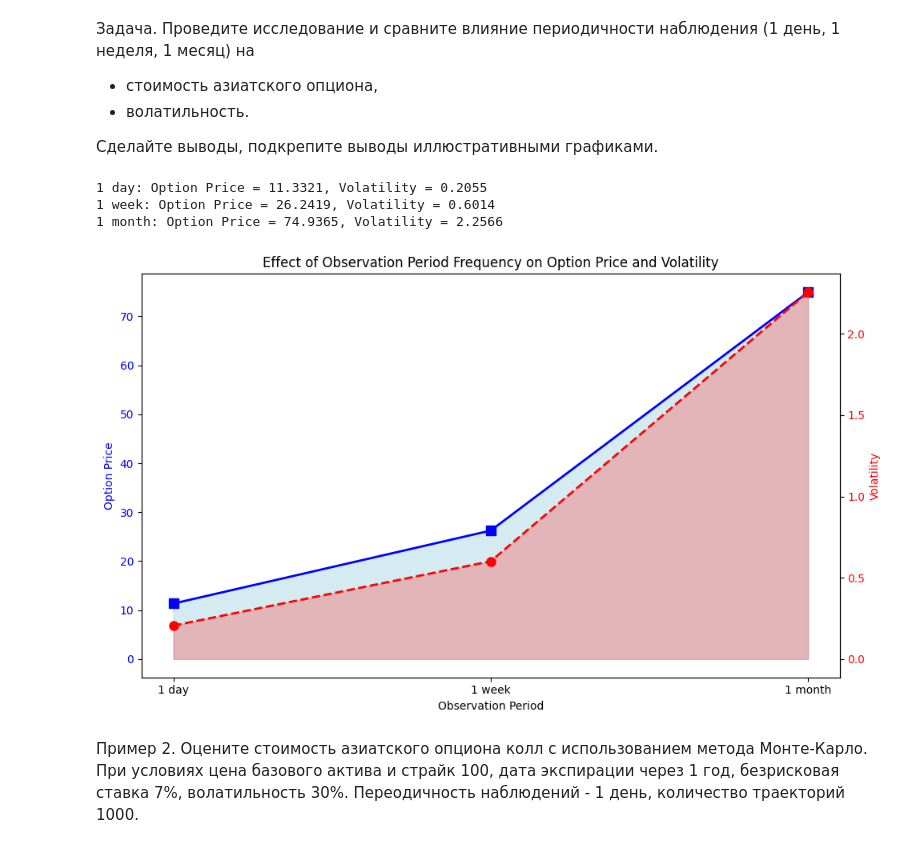
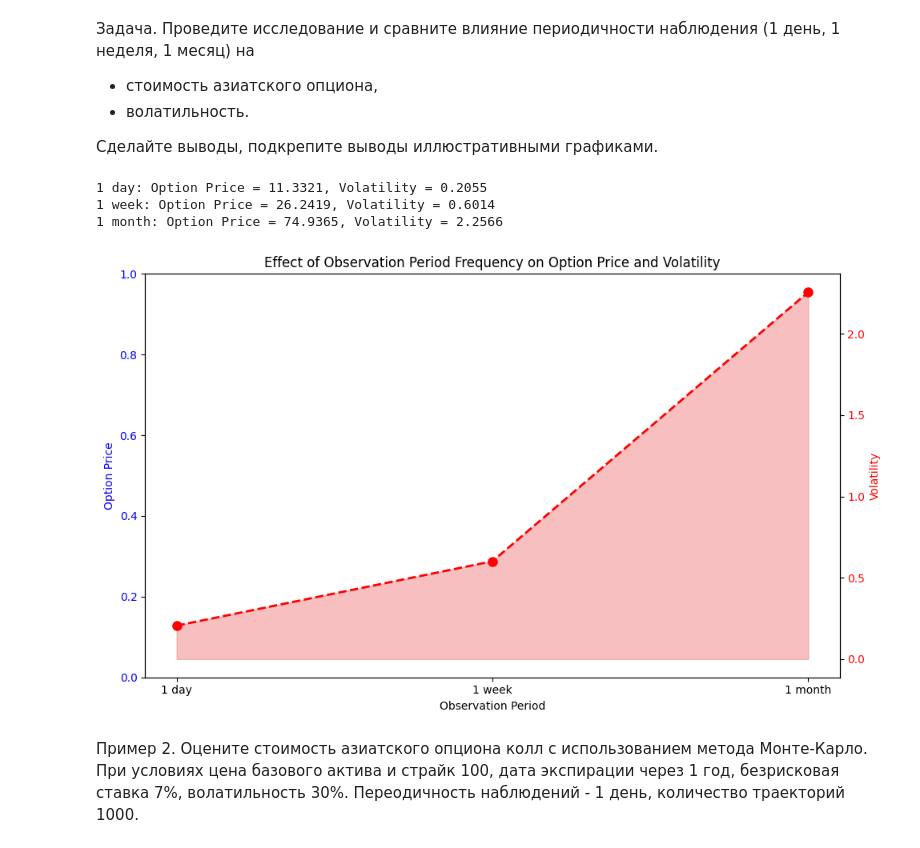
Before and after one commit to ShSonicX/GSFP, a Jupyter notebook: lab_2c_GSFP.ipynb, the cells around one changed output. Drawn from its saved outputs; the diff is of its cells as text; code cells hidden in the pictures.

```diff
--- a/lab_2c_GSFP.ipynb
+++ b/lab_2c_GSFP.ipynb
@@ -162,36 +162,36 @@ for label, values in option_prices.items():
 
 # Plotting
 labels = list(observation_periods_dict.keys())
 prices = [values["Option Price"] for values in option_prices.values()]
 volatilities = [values["Volatility"] for values in option_prices.values()]
 
 fig, ax = plt.subplots(figsize=(10, 6))
 
 # Plot option prices
-ax.plot(labels, prices, color='b', marker='s', label="Option Price", linewidth=2, markersize=8)
-ax.fill_between(labels, prices, color='lightblue', alpha=0.5)
+# ax.plot(labels, prices, color='b', marker='s', label="Option Price", linewidth=2, markersize=8)
+# ax.fill_between(labels, prices, color='lightblue', alpha=0.5)
 
 ax.set_xlabel("Observation Period")
 ax.set_ylabel("Option Price", color='b')
 ax.tick_params(axis='y', labelcolor='b')
 
 # Plot volatility on a secondary axis
 ax2 = ax.twinx()
 ax2.plot(labels, volatilities, color='r', marker='o', label="Volatility", linestyle='--', linewidth=2, markersize=8)
 ax2.fill_between(labels, volatilities, color='lightcoral', alpha=0.5)
 
 ax2.set_ylabel("Volatility", color='r')
 ax2.tick_params(axis='y', labelcolor='r')
 
 # Title and layout
 plt.title("Effect of Observation Period Frequency on Option Price and Volatility")
 fig.tight_layout()
 plt.show()
 # %% [output]
 1 day: Option Price = 11.3321, Volatility = 0.2055
 1 week: Option Price = 26.2419, Volatility = 0.6014
 1 month: Option Price = 74.9365, Volatility = 2.2566
-[figure, old version]
+[figure, new version]
 # %% [markdown]
 Пример 2. Оцените стоимость азиатского опциона колл с использованием метода Монте-Карло. При условиях цена базового актива и страйк 100, дата экспирации через 1 год, безрисковая ставка 7%, волатильность 30%. Переодичность наблюдений - 1 день, количество траекторий 1000.
 # %%
```
